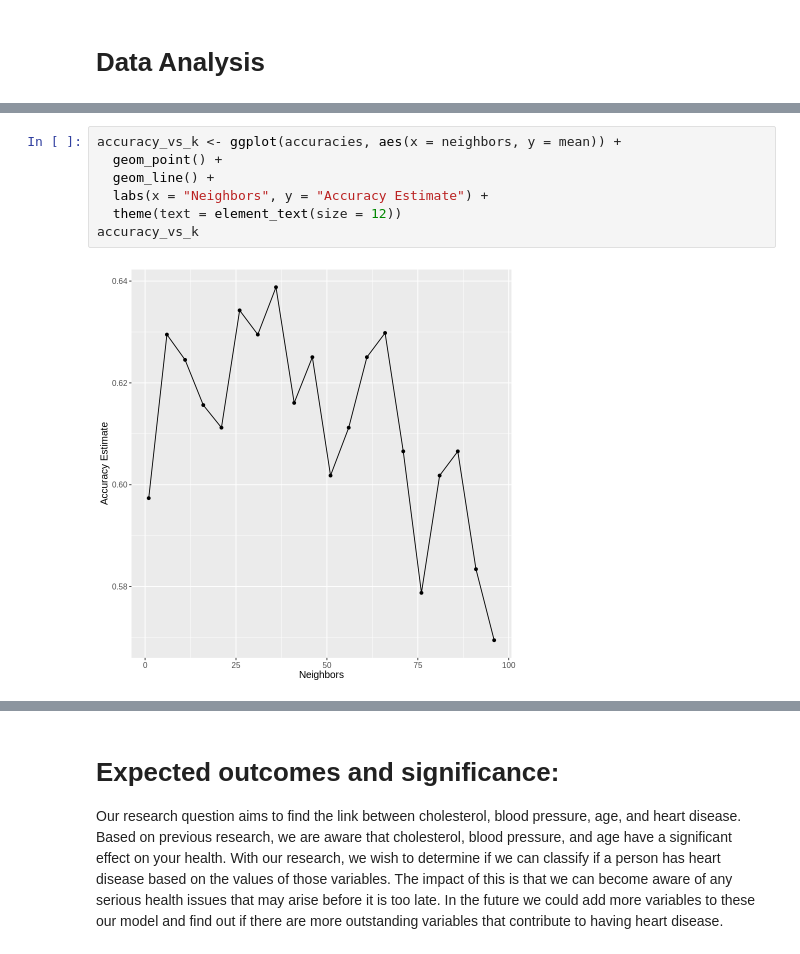
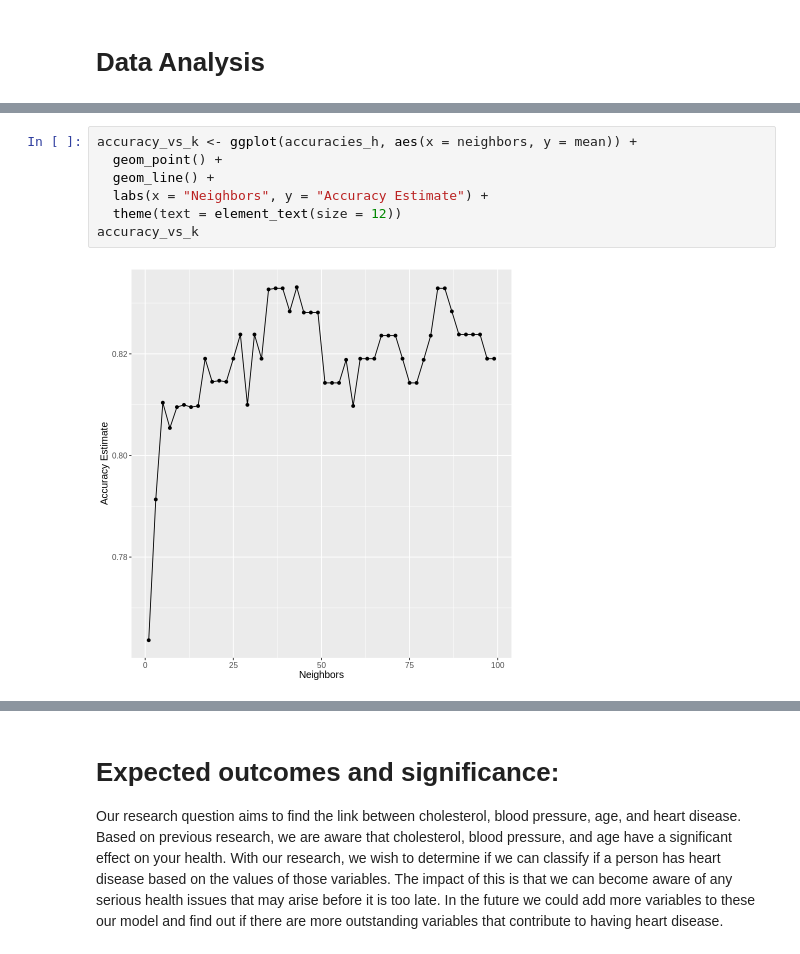
Before and after one commit to jake-fung/DSCI100-002-031-GroupProject, a Jupyter notebook: project_proposal.ipynb, the cells around one changed output, grey strips where cells are left out. Drawn from its saved outputs; the diff is of its cells as text.

```diff
--- a/project_proposal.ipynb
+++ b/project_proposal.ipynb
@@ -180,9 +182,9 @@ A tibble: 20 × 7
 # %%
-accuracy_vs_k <- ggplot(accuracies, aes(x = neighbors, y = mean)) +
+accuracy_vs_k <- ggplot(accuracies_h, aes(x = neighbors, y = mean)) +
   geom_point() +
   geom_line() +
   labs(x = "Neighbors", y = "Accuracy Estimate") +
   theme(text = element_text(size = 12))
 accuracy_vs_k
 # %% [output]
-[figure, old version]
+[figure, new version]
```
Also changed, not shown: parts of 2 cells of this notebook.
